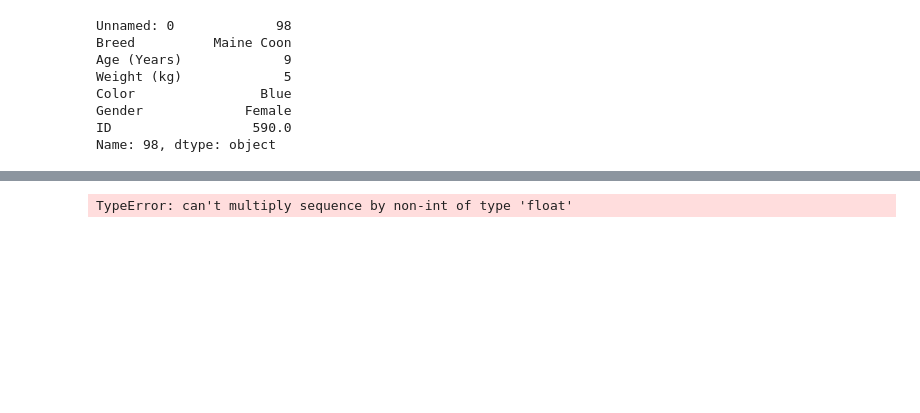
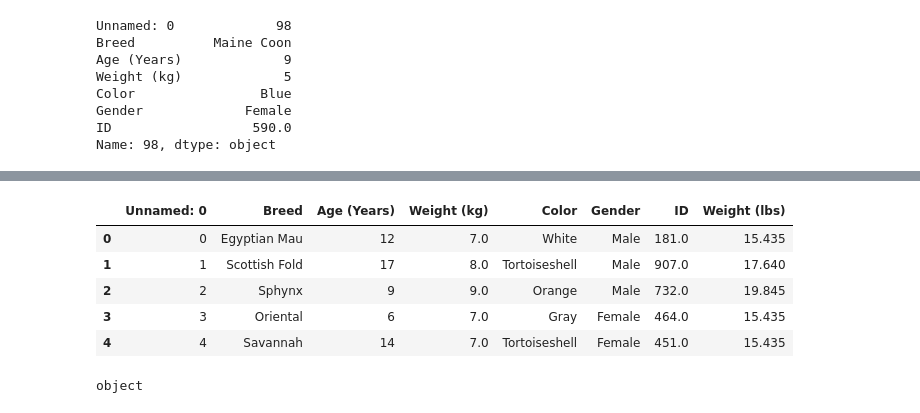
Before and after one commit to duogie/AI, a Jupyter notebook: Semester 1/bungers/Cats.ipynb, the cells around one changed output, grey strips where cells are left out. Saved outputs shown, nothing was run; the diff lists cells and outputs as text; code cells hidden in the pictures; blank space fills up the shorter version.

Commit message:
FIXED MONKEY BRAIN ERROR

```diff
--- a/Semester 1/bungers/Cats.ipynb
+++ b/Semester 1/bungers/Cats.ipynb
@@ -69,5 +68,15 @@ pp.tail
 # %%
+pp['Weight (kg)'] = pd.to_numeric(pp['Weight (kg)'], errors='coerce')
 pp['Weight (lbs)'] = pp['Weight (kg)'] * 2.205
 pp.head()
 # %% [output]
-TypeError: can't multiply sequence by non-int of type 'float'
+|  | Unnamed: 0 | Breed | Age (Years) | Weight (kg) | Color | Gender | ID | Weight (lbs) |
+| 0 | 0 | Egyptian Mau | 12 | 7.0 | White | Male | 181.0 | 15.435 |
+| 1 | 1 | Scottish Fold | 17 | 8.0 | Tortoiseshell | Male | 907.0 | 17.640 |
+| 2 | 2 | Sphynx | 9 | 9.0 | Orange | Male | 732.0 | 19.845 |
+| 3 | 3 | Oriental | 6 | 7.0 | Gray | Female | 464.0 | 15.435 |
+| 4 | 4 | Savannah | 14 | 7.0 | Tortoiseshell | Female | 451.0 | 15.435 |
+# %%
+print(pp['Weight (kg)'].dtype)
+# %% [output]
+object
```
Also changed, not shown: parts of 2 cells of this notebook.
